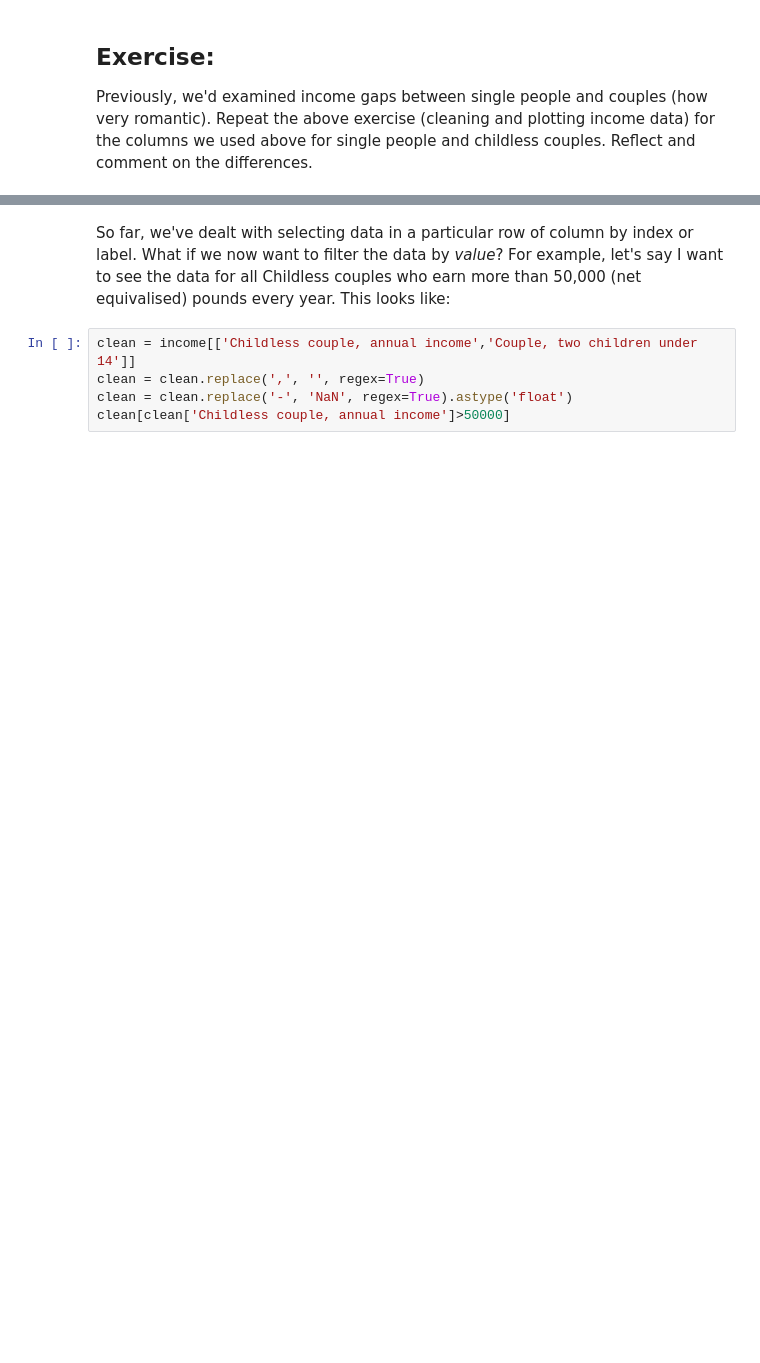
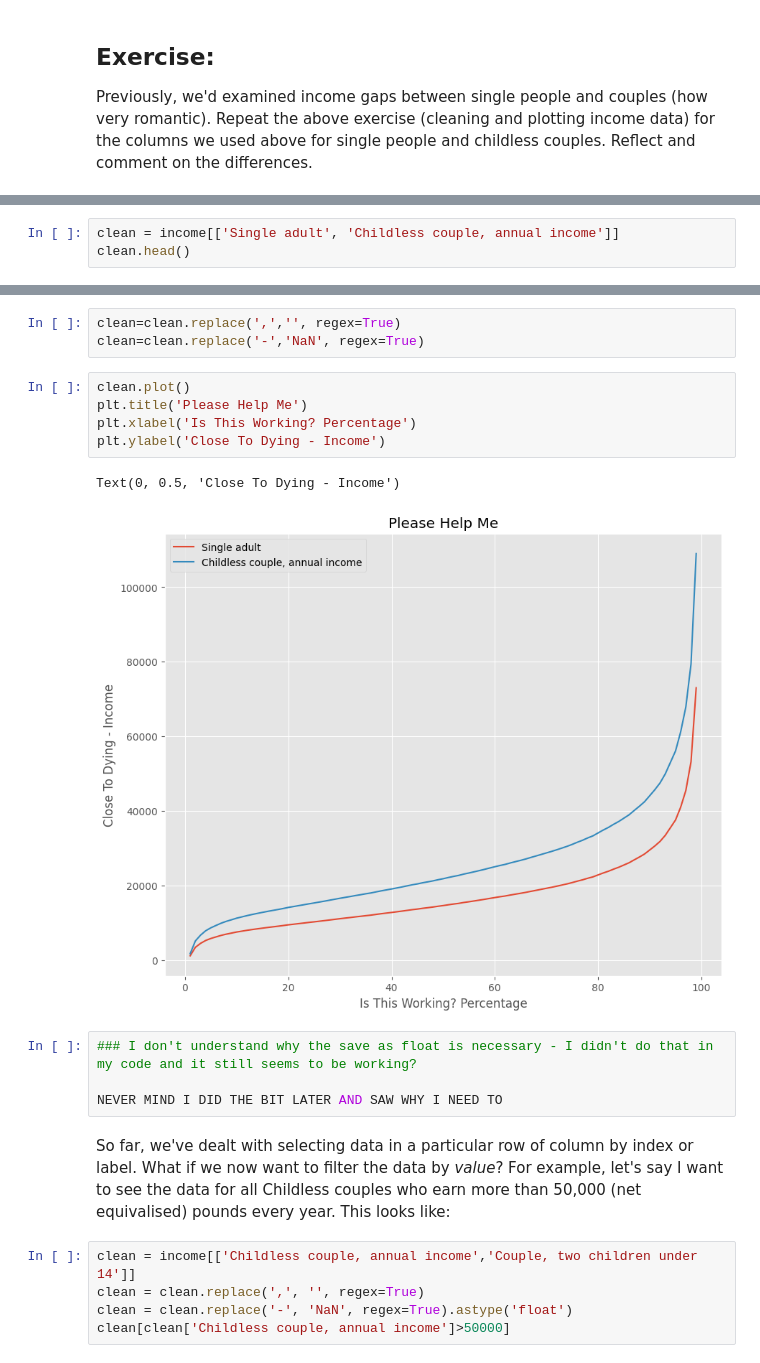
Before and after one commit to Carwinner/QM2, a Jupyter notebook: notebooks/W02. Pandas.ipynb, the cells around one changed output, grey strips where cells are left out. Cells and saved outputs as stored; diff of their text form; blank space fills up the shorter version.

```diff
--- a/notebooks/W02. Pandas.ipynb
+++ b/notebooks/W02. Pandas.ipynb
@@ -310,0 +314,3 @@ Add your reflection here.
+# %%
+clean = income[['Single adult', 'Childless couple, annual income']]
+clean.head()
@@ -311,3 +325,18 @@ Add your reflection here.
+# %%
+clean=clean.replace(',','', regex=True)
+clean=clean.replace('-','NaN', regex=True)
+# %%
+clean.plot()
+plt.title('Please Help Me')
+plt.xlabel('Is This Working? Percentage')
+plt.ylabel('Close To Dying - Income')
+# %% [output]
+Text(0, 0.5, 'Close To Dying - Income')
+[figure, added]
+# %%
+### I don't understand why the save as float is necessary - I didn't do that in my code and it still seems to be working?
+
+NEVER MIND I DID THE BIT LATER AND SAW WHY I NEED TO
 # %% [markdown]
 So far, we've dealt with selecting data in a particular row of column by index or label. What if we now want to filter the data by *value*? For example, let's say I want to see the data for all Childless couples who earn more than 50,000 (net equivalised) pounds every year. This looks like:
 # %%
```
Also changed, not shown: parts of 21 cells of this notebook.
